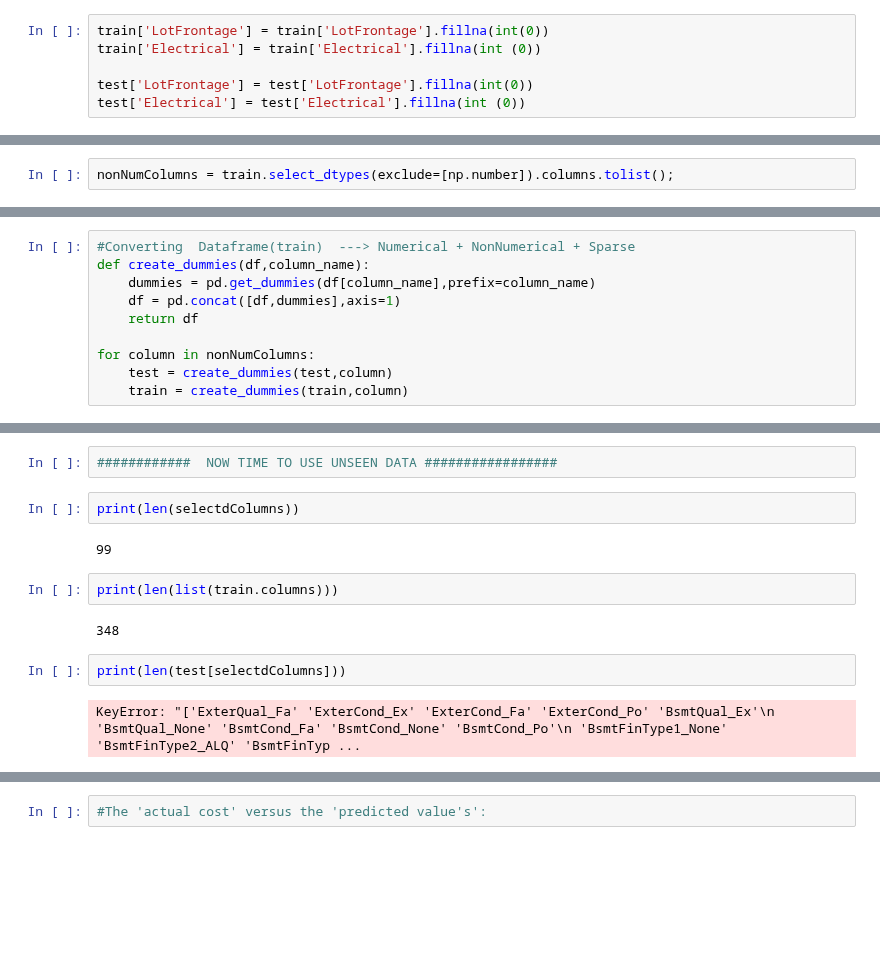
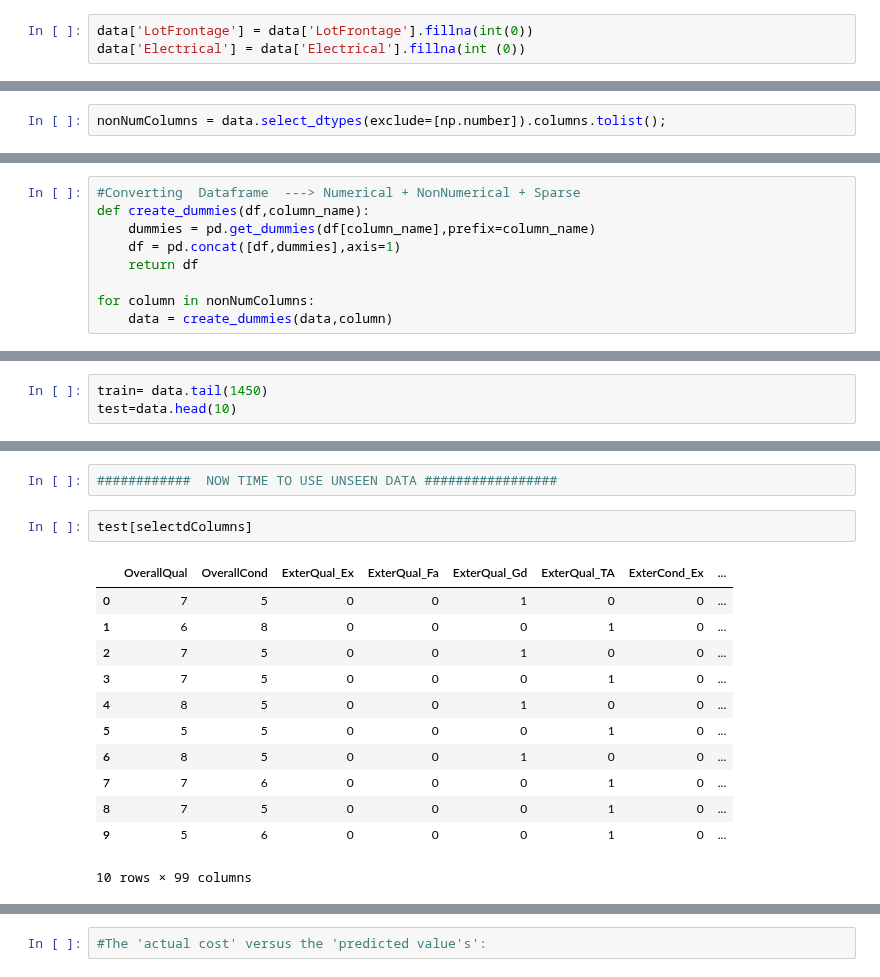
Before and after one commit to rahulvaish/MachineLearning-Python, a Jupyter notebook: HousePricingTutorial.ipynb, the cells around one changed output, grey strips where cells are left out. Drawn from its saved outputs; the diff is of its cells as text; blank space fills up the shorter version.

```diff
--- a/HousePricingTutorial.ipynb
+++ b/HousePricingTutorial.ipynb
@@ -229,11 +199,8 @@ test['MasVnrArea'] = test['MasVnrArea'].fillna(int(0))
 #Can Experiment-
 #train['Electrical'] = train['Electrical'].fillna(train['Electrical']).mode()[0]
 # %%
-train['LotFrontage'] = train['LotFrontage'].fillna(int(0))
-train['Electrical'] = train['Electrical'].fillna(int (0))
-
-test['LotFrontage'] = test['LotFrontage'].fillna(int(0))
-test['Electrical'] = test['Electrical'].fillna(int (0))
+data['LotFrontage'] = data['LotFrontage'].fillna(int(0))
+data['Electrical'] = data['Electrical'].fillna(int (0))
 # %%
 #########################################################################################################
 # %%
@@ -290,2 +245,2 @@ print(len(test.select_dtypes(exclude=[np.number]).columns.tolist()))
 # %%
-nonNumColumns = train.select_dtypes(exclude=[np.number]).columns.tolist();
+nonNumColumns = data.select_dtypes(exclude=[np.number]).columns.tolist();
@@ -302,10 +247,9 @@ len(nonNumColumnss)
 # %%
-#Converting  Dataframe(train)  ---> Numerical + NonNumerical + Sparse
+#Converting  Dataframe  ---> Numerical + NonNumerical + Sparse
 def create_dummies(df,column_name):
     dummies = pd.get_dummies(df[column_name],prefix=column_name)
     df = pd.concat([df,dummies],axis=1)
     return df
 
 for column in nonNumColumns:
-    test = create_dummies(test,column)
-    train = create_dummies(train,column)
+    data = create_dummies(data,column)
@@ -352,3 +261,6 @@ test.to_csv('C:/Users/rvaish/Documents/Python Scripts/MachineLearningPython-Hous
+# %%
+train= data.tail(1450)
+test=data.head(10)
 # %%
 #CO-RELATION BETWEEN NUMERICS IS FOUND
 #NULL FILLED
@@ -413,14 +326,17 @@ print(accuracy)
 # %%
 ############  NOW TIME TO USE UNSEEN DATA #################
-# %%
-print(len(selectdColumns))
-# %% [output]
-99
-# %%
-print(len(list(train.columns)))
-# %% [output]
-348
-# %%
-print(len(test[selectdColumns]))
-# %% [output]
-KeyError: "['ExterQual_Fa' 'ExterCond_Ex' 'ExterCond_Fa' 'ExterCond_Po' 'BsmtQual_Ex'\n 'BsmtQual_None' 'BsmtCond_Fa' 'BsmtCond_None' 'BsmtCond_Po'\n 'BsmtFinType1_None' 'BsmtFinType2_ALQ' 'BsmtFinTyp ...
+# %%
+test[selectdColumns]
+# %% [output]
+|  | OverallQual | OverallCond | ExterQual_Ex | ExterQual_Fa | ExterQual_Gd | ExterQual_TA | ExterCond_Ex | ... |
+| 0 | 7 | 5 | 0 | 0 | 1 | 0 | 0 | ... |
+| 1 | 6 | 8 | 0 | 0 | 0 | 1 | 0 | ... |
+| 2 | 7 | 5 | 0 | 0 | 1 | 0 | 0 | ... |
+| 3 | 7 | 5 | 0 | 0 | 0 | 1 | 0 | ... |
+| 4 | 8 | 5 | 0 | 0 | 1 | 0 | 0 | ... |
+| 5 | 5 | 5 | 0 | 0 | 0 | 1 | 0 | ... |
+| 6 | 8 | 5 | 0 | 0 | 1 | 0 | 0 | ... |
+| 7 | 7 | 6 | 0 | 0 | 0 | 1 | 0 | ... |
+| 8 | 7 | 5 | 0 | 0 | 0 | 1 | 0 | ... |
+| 9 | 5 | 6 | 0 | 0 | 0 | 1 | 0 | ... |
+10 rows × 99 columns
```
Also changed, not shown: parts of 34 cells of this notebook.
